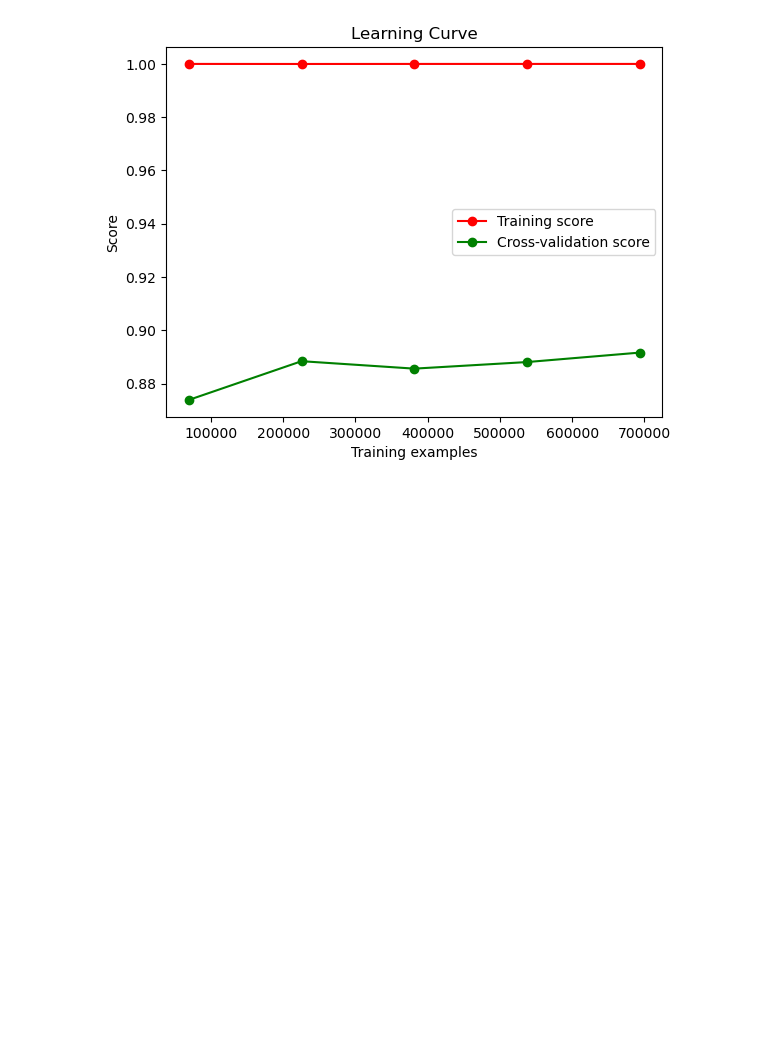
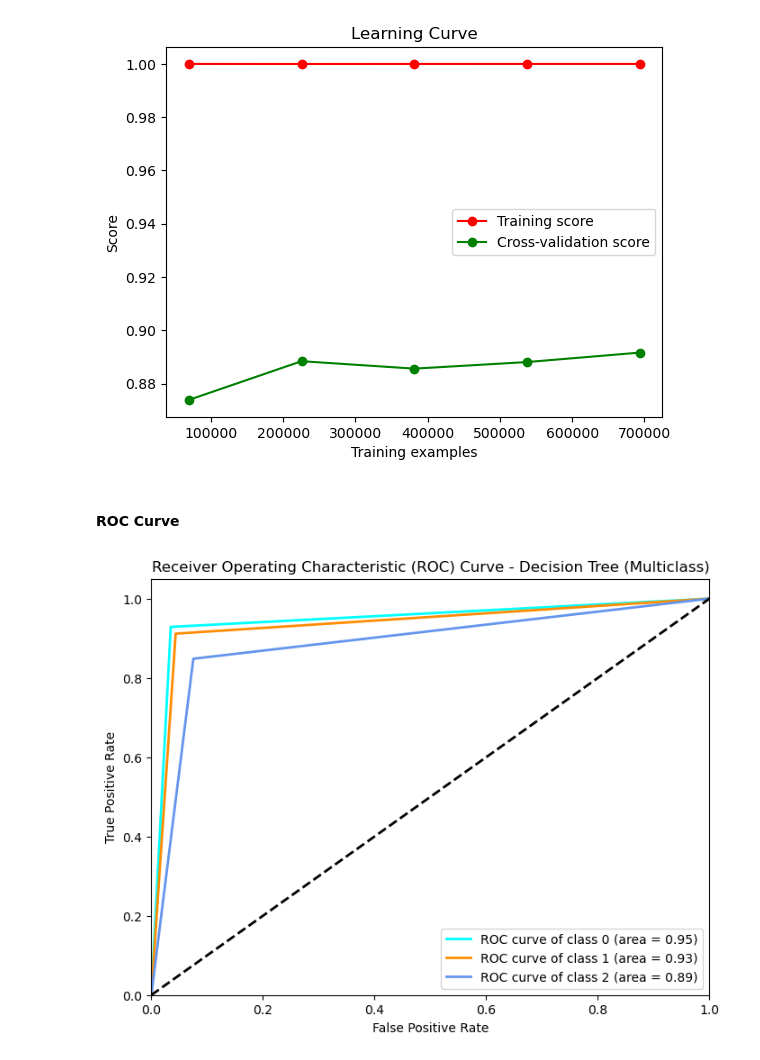
Before and after one commit to Marwan2210/Classification-Project, a Jupyter notebook: Decision_Trees.ipynb, the cells around one changed output. Drawn from its saved outputs; the diff is of its cells as text; code cells hidden in the pictures; blank space fills up the shorter version.

```diff
--- a/Decision_Trees.ipynb
+++ b/Decision_Trees.ipynb
@@ -246,3 +247,54 @@ plt.title('Learning Curve')
 plt.show()
 # %% [output]
 [figure]
+# %% [markdown]
+#### ROC Curve
+# %%
+from sklearn.preprocessing import label_binarize
+from sklearn.multiclass import OneVsRestClassifier
+from sklearn.tree import DecisionTreeClassifier
+from sklearn.metrics import roc_curve, auc
+import matplotlib.pyplot as plt
+from itertools import cycle
+
+# Assuming you have already imported and split your data
+# Let's assume y_train and y_test are your targets
+
+# Binarize the output
+y_train_bin = label_binarize(y_train, classes=np.unique(y_train))
+y_test_bin = label_binarize(y_test, classes=np.unique(y_test))
+n_classes = y_train_bin.shape[1]
+
+# Initialize the Decision Tree classifier
+dt = DecisionTreeClassifier()
+
+# Train the model
+dt.fit(X_train, y_train)
+
+# Predict probabilities for the test set
+y_prob_dt = dt.predict_proba(X_test)
+
+# Compute ROC curve and ROC area for each class
+fpr = dict()
+tpr = dict()
+roc_auc = dict()
+for i in range(n_classes):
+    fpr[i], tpr[i], _ = roc_curve(y_test_bin[:, i], y_prob_dt[:, i])
+    roc_auc[i] = auc(fpr[i], tpr[i])
+
+# Plot all ROC curves
+plt.figure(figsize=(8, 6))
+colors = cycle(['aqua', 'darkorange', 'cornflowerblue'])
+for i, color in zip(range(n_classes), colors):
+    plt.plot(fpr[i], tpr[i], color=color, lw=2,
+             label=f'ROC curve of class {i} (area = {roc_auc[i]:.2f})')
+plt.plot([0, 1], [0, 1], 'k--', lw=2)  # Diagonal line
+plt.xlim([0.0, 1.0])
+plt.ylim([0.0, 1.05])
+plt.xlabel('False Positive Rate')
+plt.ylabel('True Positive Rate')
+plt.title('Receiver Operating Characteristic (ROC) Curve - Decision Tree (Multiclass)')
+plt.legend(loc="lower right")
+plt.show()
+# %% [output]
+[figure, added]
```
Also changed, not shown: parts of 1 cell of this notebook, 2 other files.
